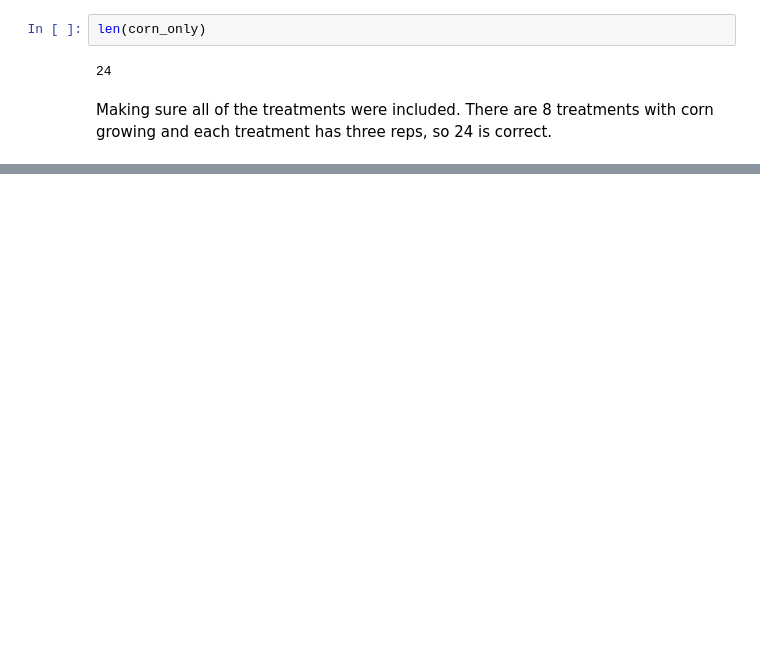
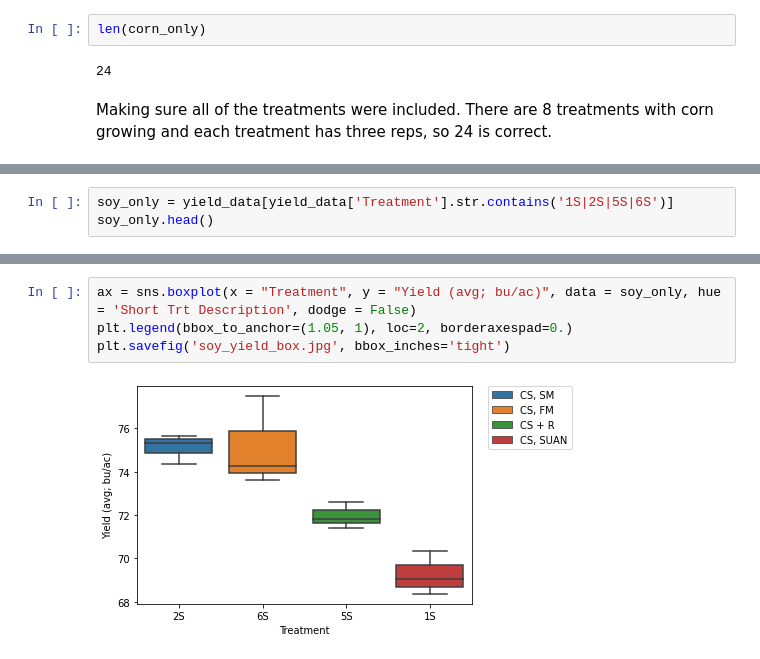
Before and after one commit to gabbymyers/516X-Project, a Jupyter notebook: _posts/Yield Analysis.ipynb, the cells around one changed output, grey strips where cells are left out. Drawn from its saved outputs; the diff is of its cells as text; blank space fills up the shorter version.

```diff
--- a/_posts/Yield Analysis.ipynb
+++ b/_posts/Yield Analysis.ipynb
@@ -68,2 +68,5 @@ plt.savefig('corn_yield_box.png', bbox_inches='tight')
 # %% [output]
 [figure]
+# %%
+soy_only = yield_data[yield_data['Treatment'].str.contains('1S|2S|5S|6S')]
+soy_only.head()
@@ -69,0 +80,6 @@ plt.savefig('corn_yield_box.png', bbox_inches='tight')
+# %%
+ax = sns.boxplot(x = "Treatment", y = "Yield (avg; bu/ac)", data = soy_only, hue = 'Short Trt Description', dodge = False)
+plt.legend(bbox_to_anchor=(1.05, 1), loc=2, borderaxespad=0.)
+plt.savefig('soy_yield_box.jpg', bbox_inches='tight')
+# %% [output]
+[figure, added]
```
Also changed, not shown: parts of 2 cells of this notebook.
